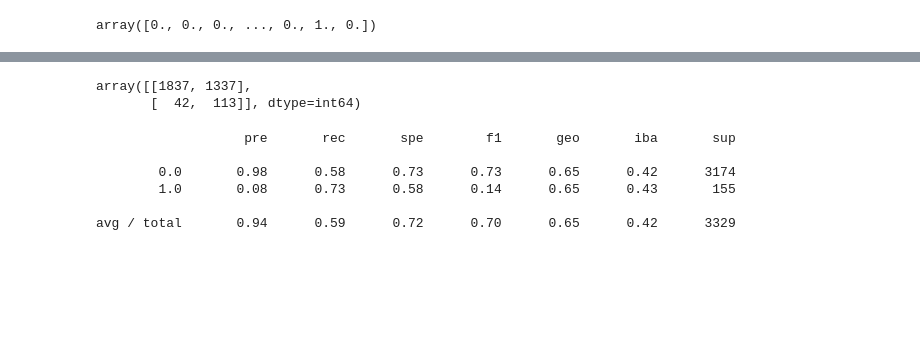
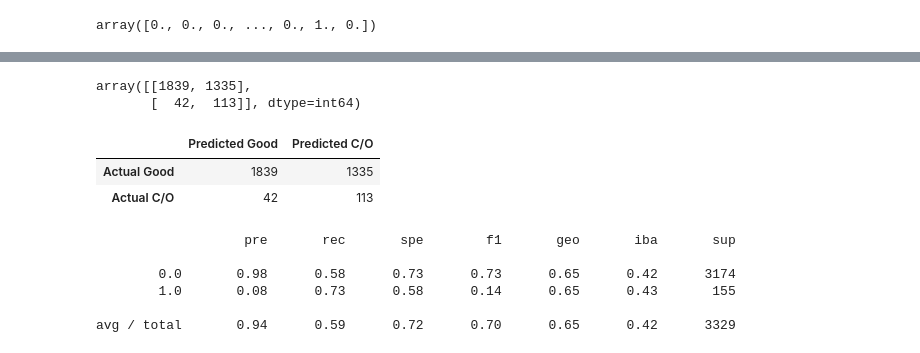
Before and after one commit to honoruru/Final_Project, a Jupyter notebook: Segment_2/credit_risk5.1.ipynb, the cells around one changed output, grey strips where cells are left out. Drawn from its saved outputs; the diff is of its cells as text; code cells hidden in the pictures; blank space fills up the shorter version.

```diff
--- a/Segment_2/credit_risk5.1.ipynb
+++ b/Segment_2/credit_risk5.1.ipynb
@@ -386,11 +385,21 @@ balanced_accuracy_score(y_test, predictions)
 # Display the confusion matrix
 # from sklearn.metrics import confusion_matrix
 
-predictions = loan_model.predict(X_test)
+predictions = loan_model.predict(X_test_scaled)
 confusion_matrix(y_test, predictions)
 # %% [output]
-array([[1837, 1337],
+array([[1839, 1335],
        [  42,  113]], dtype=int64)
+# %%
+
+cm = confusion_matrix(y_test, predictions)
+cm_df = pd.DataFrame(
+    cm, index=["Actual Good", "Actual C/O"], columns=["Predicted Good", "Predicted C/O"])
+cm_df
+# %% [output]
+|  | Predicted Good | Predicted C/O |
+| Actual Good | 1839 | 1335 |
+| Actual C/O | 42 | 113 |
 # %%
 # Print the imbalanced classification report
 # from imblearn.metrics import classification_report_imbalanced
```
Also changed, not shown: parts of 5 cells of this notebook, 18 other files.
